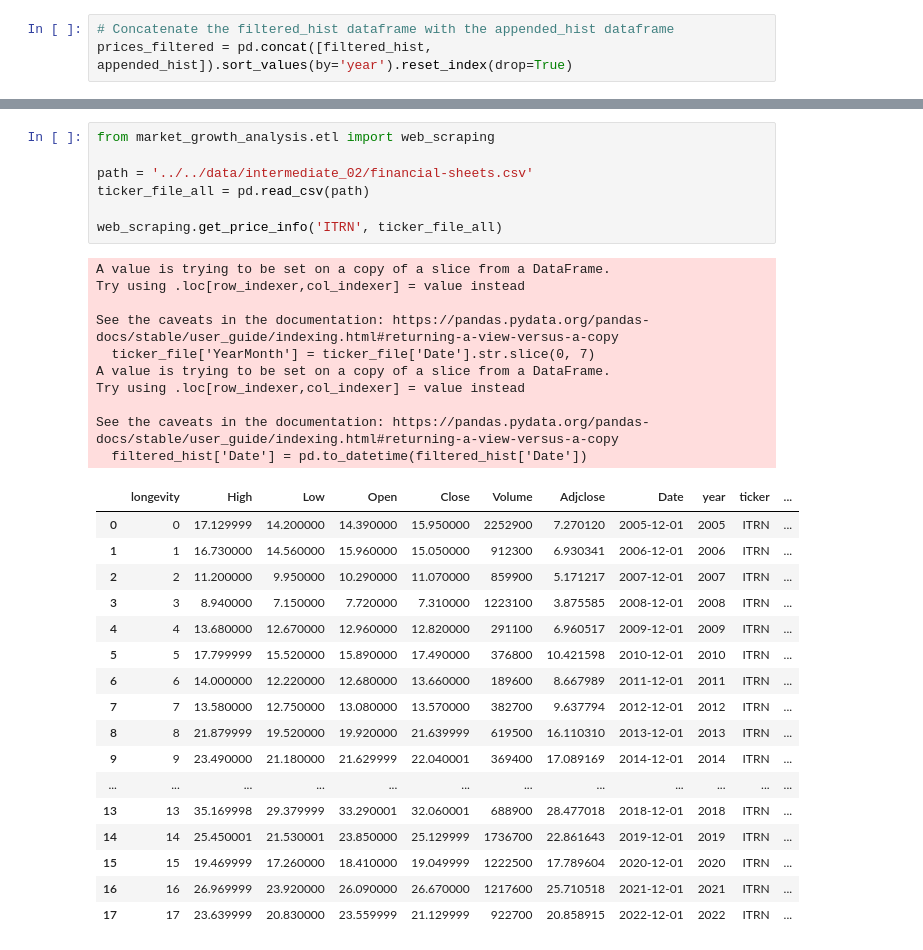
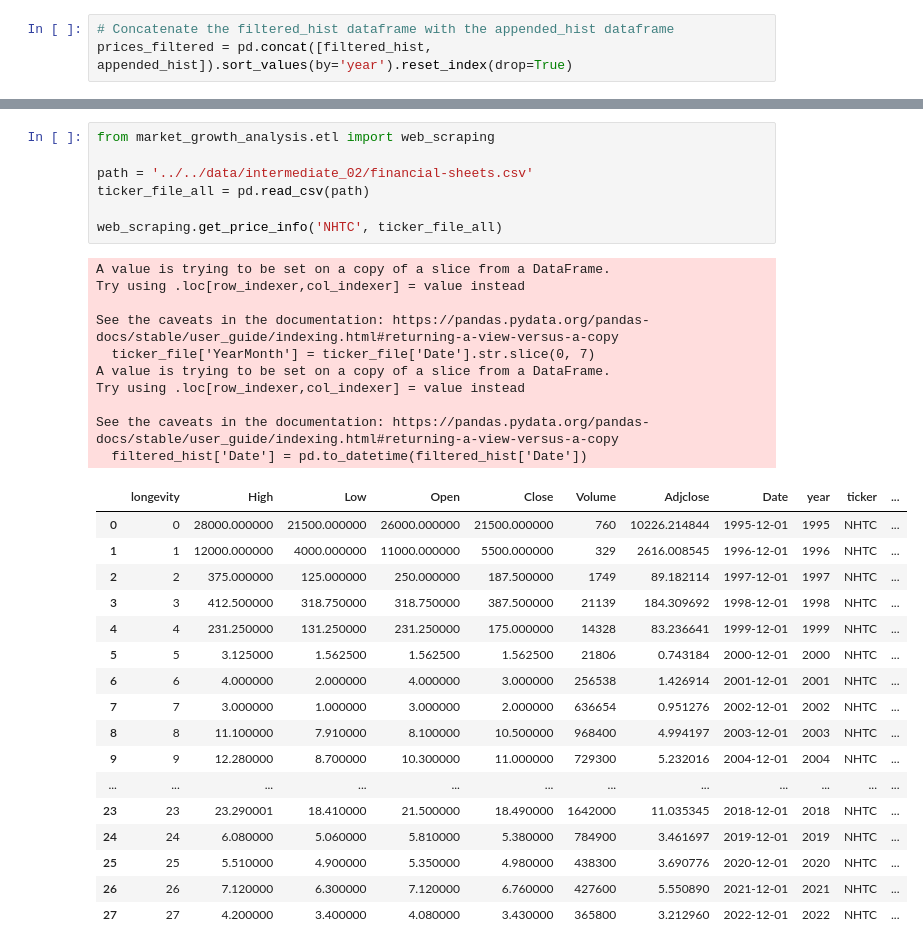
Before and after one commit to MAGRAP/marketsharegrowth, a Jupyter notebook: nb/etl_analysis/price_analysis copy.ipynb, the cells around one changed output, grey strips where cells are left out. Drawn from its saved outputs; the diff is of its cells as text.

```diff
--- a/nb/etl_analysis/price_analysis copy.ipynb
+++ b/nb/etl_analysis/price_analysis copy.ipynb
@@ -227,35 +232,35 @@ prices_filtered.head(15)
 # %%
 from market_growth_analysis.etl import web_scraping
 
 path = '../../data/intermediate_02/financial-sheets.csv'
 ticker_file_all = pd.read_csv(path)
 
-web_scraping.get_price_info('ITRN', ticker_file_all)
+web_scraping.get_price_info('NHTC', ticker_file_all)
 # %% [output]
 A value is trying to be set on a copy of a slice from a DataFrame.
 Try using .loc[row_indexer,col_indexer] = value instead
 
 See the caveats in the documentation: https://pandas.pydata.org/pandas-docs/stable/user_guide/indexing.html#returning-a-view-versus-a-copy
   ticker_file['YearMonth'] = ticker_file['Date'].str.slice(0, 7)
 A value is trying to be set on a copy of a slice from a DataFrame.
 Try using .loc[row_indexer,col_indexer] = value instead
 
 See the caveats in the documentation: https://pandas.pydata.org/pandas-docs/stable/user_guide/indexing.html#returning-a-view-versus-a-copy
   filtered_hist['Date'] = pd.to_datetime(filtered_hist['Date'])
 |  | longevity | High | Low | Open | Close | Volume | Adjclose | Date | year | ticker | ... |
-| 0 | 0 | 17.129999 | 14.200000 | 14.390000 | 15.950000 | 2252900 | 7.270120 | 2005-12-01 | 2005 | ITRN | ... |
-| 1 | 1 | 16.730000 | 14.560000 | 15.960000 | 15.050000 | 912300 | 6.930341 | 2006-12-01 | 2006 | ITRN | ... |
-| 2 | 2 | 11.200000 | 9.950000 | 10.290000 | 11.070000 | 859900 | 5.171217 | 2007-12-01 | 2007 | ITRN | ... |
-| 3 | 3 | 8.940000 | 7.150000 | 7.720000 | 7.310000 | 1223100 | 3.875585 | 2008-12-01 | 2008 | ITRN | ... |
-| 4 | 4 | 13.680000 | 12.670000 | 12.960000 | 12.820000 | 291100 | 6.960517 | 2009-12-01 | 2009 | ITRN | ... |
-| 5 | 5 | 17.799999 | 15.520000 | 15.890000 | 17.490000 | 376800 | 10.421598 | 2010-12-01 | 2010 | ITRN | ... |
-| 6 | 6 | 14.000000 | 12.220000 | 12.680000 | 13.660000 | 189600 | 8.667989 | 2011-12-01 | 2011 | ITRN | ... |
-| 7 | 7 | 13.580000 | 12.750000 | 13.080000 | 13.570000 | 382700 | 9.637794 | 2012-12-01 | 2012 | ITRN | ... |
-| 8 | 8 | 21.879999 | 19.520000 | 19.920000 | 21.639999 | 619500 | 16.110310 | 2013-12-01 | 2013 | ITRN | ... |
-| 9 | 9 | 23.490000 | 21.180000 | 21.629999 | 22.040001 | 369400 | 17.089169 | 2014-12-01 | 2014 | ITRN | ... |
+| 0 | 0 | 28000.000000 | 21500.000000 | 26000.000000 | 21500.000000 | 760 | 10226.214844 | 1995-12-01 | 1995 | NHTC | ... |
+| 1 | 1 | 12000.000000 | 4000.000000 | 11000.000000 | 5500.000000 | 329 | 2616.008545 | 1996-12-01 | 1996 | NHTC | ... |
+| 2 | 2 | 375.000000 | 125.000000 | 250.000000 | 187.500000 | 1749 | 89.182114 | 1997-12-01 | 1997 | NHTC | ... |
+| 3 | 3 | 412.500000 | 318.750000 | 318.750000 | 387.500000 | 21139 | 184.309692 | 1998-12-01 | 1998 | NHTC | ... |
+| 4 | 4 | 231.250000 | 131.250000 | 231.250000 | 175.000000 | 14328 | 83.236641 | 1999-12-01 | 1999 | NHTC | ... |
+| 5 | 5 | 3.125000 | 1.562500 | 1.562500 | 1.562500 | 21806 | 0.743184 | 2000-12-01 | 2000 | NHTC | ... |
+| 6 | 6 | 4.000000 | 2.000000 | 4.000000 | 3.000000 | 256538 | 1.426914 | 2001-12-01 | 2001 | NHTC | ... |
+| 7 | 7 | 3.000000 | 1.000000 | 3.000000 | 2.000000 | 636654 | 0.951276 | 2002-12-01 | 2002 | NHTC | ... |
+| 8 | 8 | 11.100000 | 7.910000 | 8.100000 | 10.500000 | 968400 | 4.994197 | 2003-12-01 | 2003 | NHTC | ... |
+| 9 | 9 | 12.280000 | 8.700000 | 10.300000 | 11.000000 | 729300 | 5.232016 | 2004-12-01 | 2004 | NHTC | ... |
 | ... | ... | ... | ... | ... | ... | ... | ... | ... | ... | ... | ... |
-| 13 | 13 | 35.169998 | 29.379999 | 33.290001 | 32.060001 | 688900 | 28.477018 | 2018-12-01 | 2018 | ITRN | ... |
-| 14 | 14 | 25.450001 | 21.530001 | 23.850000 | 25.129999 | 1736700 | 22.861643 | 2019-12-01 | 2019 | ITRN | ... |
-| 15 | 15 | 19.469999 | 17.260000 | 18.410000 | 19.049999 | 1222500 | 17.789604 | 2020-12-01 | 2020 | ITRN | ... |
-| 16 | 16 | 26.969999 | 23.920000 | 26.090000 | 26.670000 | 1217600 | 25.710518 | 2021-12-01 | 2021 | ITRN | ... |
-| 17 | 17 | 23.639999 | 20.830000 | 23.559999 | 21.129999 | 922700 | 20.858915 | 2022-12-01 | 2022 | ITRN | ... |
+| 23 | 23 | 23.290001 | 18.410000 | 21.500000 | 18.490000 | 1642000 | 11.035345 | 2018-12-01 | 2018 | NHTC | ... |
+| 24 | 24 | 6.080000 | 5.060000 | 5.810000 | 5.380000 | 784900 | 3.461697 | 2019-12-01 | 2019 | NHTC | ... |
+| 25 | 25 | 5.510000 | 4.900000 | 5.350000 | 4.980000 | 438300 | 3.690776 | 2020-12-01 | 2020 | NHTC | ... |
+| 26 | 26 | 7.120000 | 6.300000 | 7.120000 | 6.760000 | 427600 | 5.550890 | 2021-12-01 | 2021 | NHTC | ... |
+| 27 | 27 | 4.200000 | 3.400000 | 4.080000 | 3.430000 | 365800 | 3.212960 | 2022-12-01 | 2022 | NHTC | ... |
```
Also changed, not shown: parts of 9 cells of this notebook, 6 other files.
